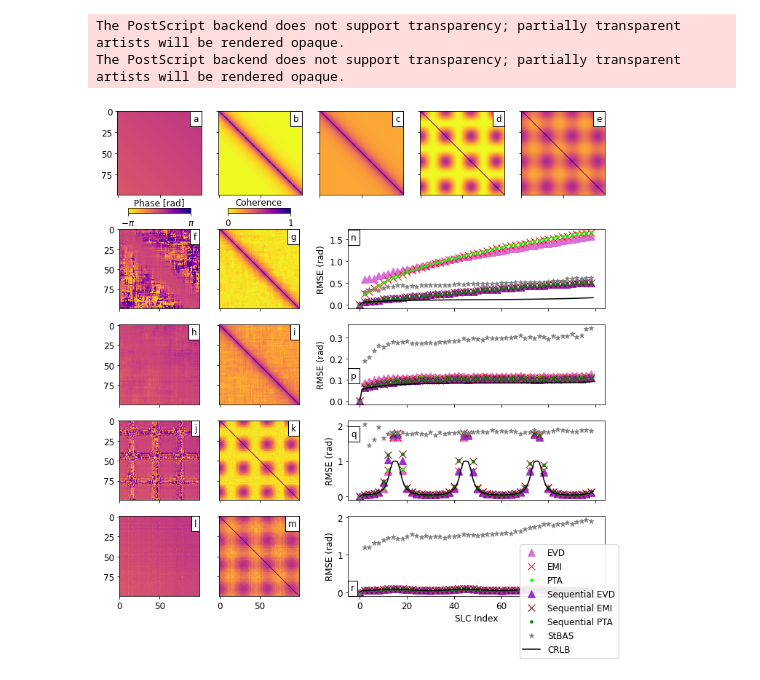
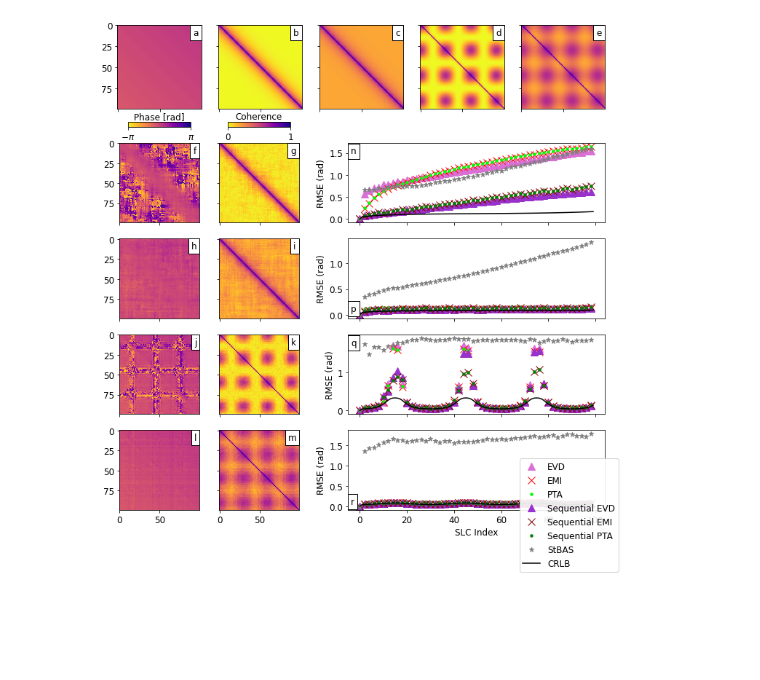
Before and after one commit to mirzaees/2022_MiaplPy_Mirzaee_Amelung_Fattahi, a Jupyter notebook: Figure1 Simulation_no fading signal.ipynb, the cells around one changed output. Drawn from its saved outputs; the diff is of its cells as text; code cells hidden in the pictures; blank space fills up the shorter version.

```diff
--- a/Figure1 Simulation_no fading signal.ipynb
+++ b/Figure1 Simulation_no fading signal.ipynb
@@ -144,7 +141,7 @@ markersizzzz=['10','10','7','10','10','7', '7']
 markersize=12
 
 
-rmsemat_est = np.load('simulation/rmsemat_modifiedSignalEq_linear_nof.npy')
+rmsemat_est = np.load('/Users/Sara/Documents/insarlab/scratch/test/simulation_nof/rmsemat_modifiedSignalEq_linear.npy')
 
 for t in range(rangelim):
     ax14.plot(np.ogrid[0:n_img:2],rmsemat_est[0::2,2*t],linestyl[t],color=colors[t], markersize=markersizzzz[t])
@@ -166,7 +163,7 @@ ax15.set_ylabel('RMSE (rad)', fontsize=12)
 ax15.set_xticklabels([])
 
 
-rmsemat_est = np.load('simulation/rmsemat_modifiedSignalEq_linear_nof_seasonal.npy')
+rmsemat_est = np.load('/Users/Sara/Documents/insarlab/scratch/test/simulation_nof/rmsemat_modifiedSignalEq_linear_seasonal.npy')
 
 for t in range(rangelim):
     ax16.plot(np.ogrid[0:n_img:2],rmsemat_est[0::2,2*t],linestyl[t],color=colors[t], markersize=markersizzzz[t])
@@ -266,5 +263,5 @@ ax17.text(-3,0.112,'r', horizontalalignment='center', verticalalignment='center'
          bbox=dict(facecolor='white', alpha=1))
 
 
-plt.savefig('simulation/coh_matrix_nof.eps', bbox_inches='tight', transparent=True)
-plt.savefig('simulation/coh_matrix_nof.png', bbox_inches='tight', transparent=True)
+#plt.savefig('simulation/coh_matrix_nof.eps', bbox_inches='tight', transparent=True)
+plt.savefig('simulation/coh_matrix_nof.png', bbox_inches='tight', transparent=True, dpi=300)
@@ -275,5 +268,5 @@ The PostScript backend does not support transparency; partially transparent arti
 # %%
-## velocity 1 mm/y
+##
 
 lamda = 56.0 #wavelength (mm)
 n_img = 100
@@ -291,7 +284,7 @@ decorr_days_fading = 11
 gamma0 = 0.6
 gammaf_decor = 0
 gammaf_cor = 0.2
-gamma_fading = 0   # no fading signal
+gamma_fading = 0.18
 # %%
 ## seasonal
 temp_baseline = np.ogrid[0:(tmp_bl * n_img):tmp_bl]
@@ -391,7 +384,7 @@ markersizzzz=['10','10','7','10','10','7', '7']
 markersize=12
 
 
-rmsemat_est = np.load('simulation/rmsemat_modifiedSignalEq_linear_nof_1mm.npy')
+rmsemat_est = np.load('/Users/Sara/Documents/insarlab/scratch/test/simulation/rmsemat_modifiedSignalEq_linear.npy')
 
 for t in range(rangelim):
     ax14.plot(np.ogrid[0:n_img:2],rmsemat_est[0::2,2*t],linestyl[t],color=colors[t], markersize=markersizzzz[t])
@@ -413,7 +406,7 @@ ax15.set_ylabel('RMSE (rad)', fontsize=12)
 ax15.set_xticklabels([])
 
 
-rmsemat_est = np.load('simulation/rmsemat_modifiedSignalEq_linear_nof_1mm_seasonal.npy')
+rmsemat_est = np.load('/Users/Sara/Documents/insarlab/scratch/test/simulation/rmsemat_modifiedSignalEq_linear_seasonal.npy')
 
 for t in range(rangelim):
     ax16.plot(np.ogrid[0:n_img:2],rmsemat_est[0::2,2*t],linestyl[t],color=colors[t], markersize=markersizzzz[t])
@@ -487,35 +480,33 @@ ax4.text(93,9,'d', horizontalalignment='center', verticalalignment='center',
          bbox=dict(facecolor='white', alpha=1))
 ax5.text(92.5,9,'e', horizontalalignment='center', verticalalignment='center',
          bbox=dict(facecolor='white', alpha=1))
 ax6.text(94,9,'f', horizontalalignment='center', verticalalignment='center',
          bbox=dict(facecolor='white', alpha=1))
 ax7.text(92,9,'g', horizontalalignment='center', verticalalignment='center',
          bbox=dict(facecolor='white', alpha=1))
 ax8.text(93,9,'h', horizontalalignment='center', verticalalignment='center',
          bbox=dict(facecolor='white', alpha=1))
 ax9.text(94,9,'i', horizontalalignment='center', verticalalignment='center',
          bbox=dict(facecolor='white', alpha=1))
 ax10.text(95,9,'j', horizontalalignment='center', verticalalignment='center',
          bbox=dict(facecolor='white', alpha=1))
 ax11.text(93,9,'k', horizontalalignment='center', verticalalignment='center',
          bbox=dict(facecolor='white', alpha=1))
 ax12.text(95,9,'l', horizontalalignment='center', verticalalignment='center',
          bbox=dict(facecolor='white', alpha=1))
 ax13.text(91,9,'m', horizontalalignment='center', verticalalignment='center',
          bbox=dict(facecolor='white', alpha=1))
 ax14.text(-2.5,1.54,'n', horizontalalignment='center', verticalalignment='center',
          bbox=dict(facecolor='white', alpha=1))
 ax15.text(-2.5,0.117,'p', horizontalalignment='center', verticalalignment='center',
          bbox=dict(facecolor='white', alpha=1))
 ax16.text(-2.5,1.765,'q', horizontalalignment='center', verticalalignment='center',
          bbox=dict(facecolor='white', alpha=1))
 ax17.text(-3,0.112,'r', horizontalalignment='center', verticalalignment='center',
          bbox=dict(facecolor='white', alpha=1))
 
 
-plt.savefig('simulation/coh_matrix_nof_1mm.eps', bbox_inches='tight', transparent=True)
-plt.savefig('simulation/coh_matrix_nof_1mm.png', bbox_inches='tight', transparent=True)
+#plt.savefig('simulation/coh_matrix.eps', bbox_inches='tight', transparent=True)
+plt.savefig('simulation/coh_matrix.png', bbox_inches='tight', transparent=True, dpi=300)
 # %% [output]
-The PostScript backend does not support transparency; partially transparent artists will be rendered opaque.
-The PostScript backend does not support transparency; partially transparent artists will be rendered opaque.
-[figure, old version]
+[figure, new version]
```
Also changed, not shown: parts of 3 cells of this notebook, 1 other file.
